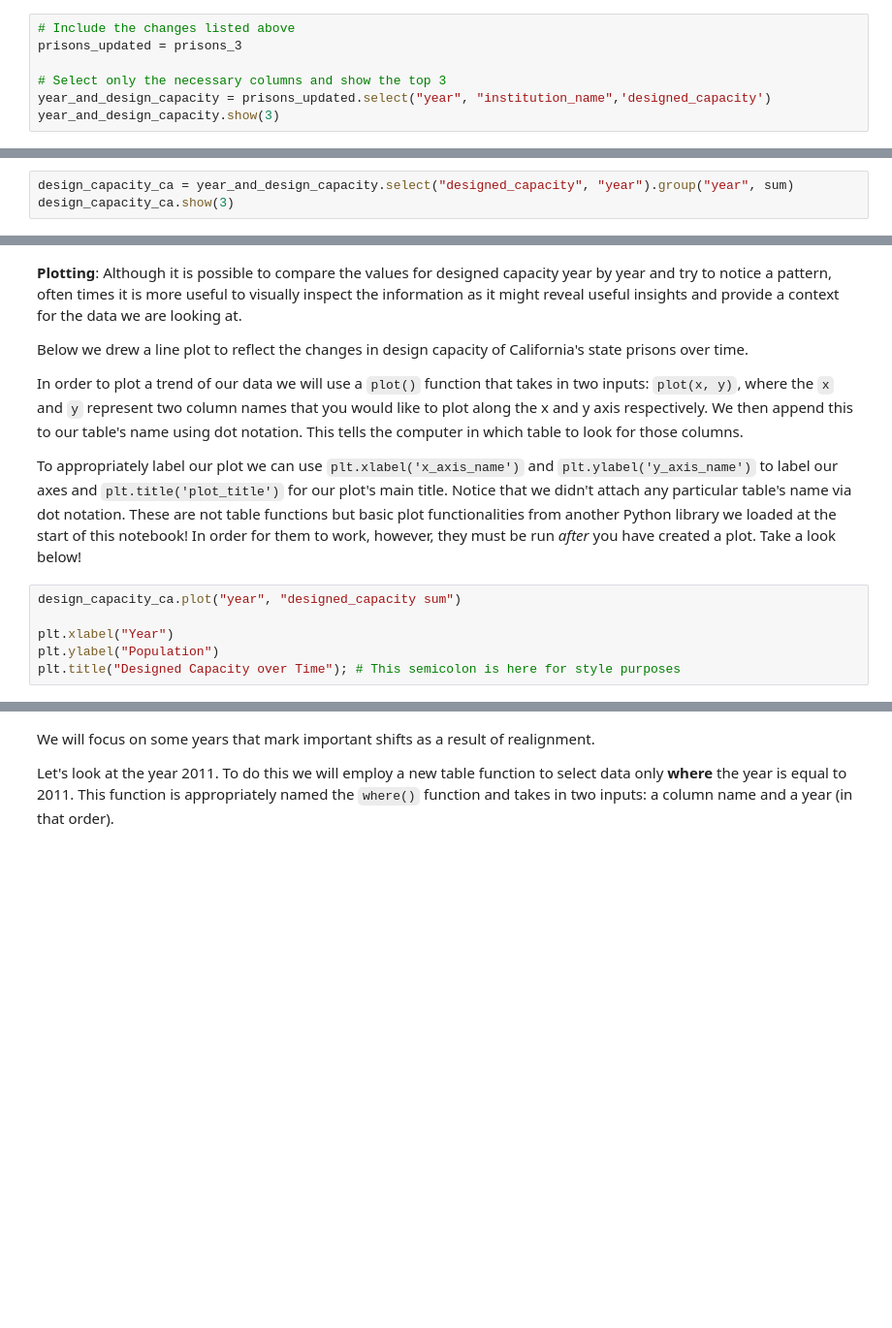
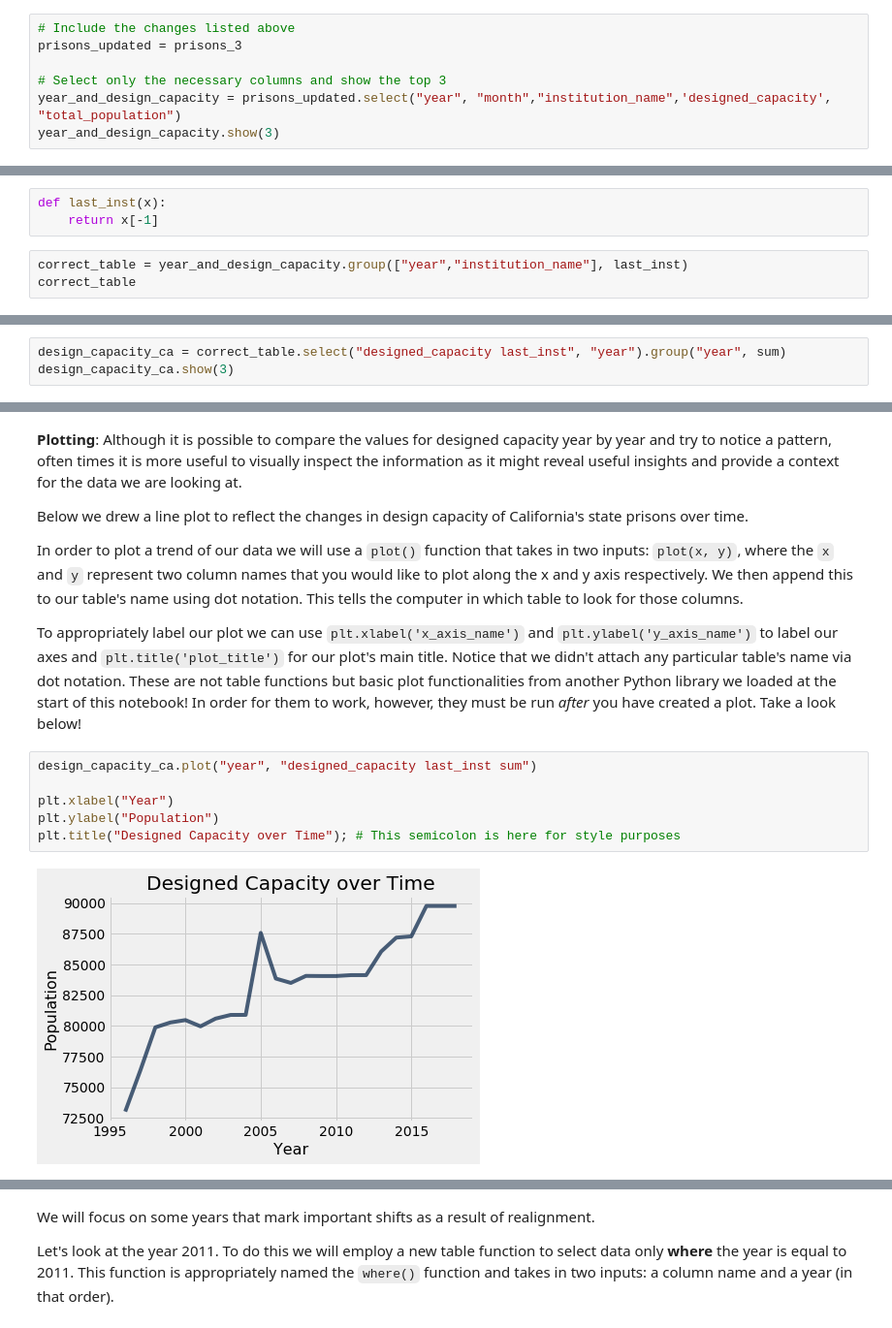
Before and after one commit to ds-modules/BUDS-SU21-Dev, a Jupyter notebook: Week_4/Thursday/Lecture_1-Copy1.ipynb, the cells around one changed output, grey strips where cells are left out. Shown at 97% size. Cells and saved outputs as stored; diff of their text form; blank space fills up the shorter version.

```diff
--- a/Week_4/Thursday/Lecture_1-Copy1.ipynb
+++ b/Week_4/Thursday/Lecture_1-Copy1.ipynb
@@ -177,5 +207,5 @@ Before we continue, please note that for the remainder of this notebook, we will
 prisons_updated = prisons_3
 
 # Select only the necessary columns and show the top 3
-year_and_design_capacity = prisons_updated.select("year", "institution_name",'designed_capacity')
+year_and_design_capacity = prisons_updated.select("year", "month","institution_name",'designed_capacity', "total_population")
 year_and_design_capacity.show(3)
@@ -183,0 +225,6 @@ Now we want to see what is the `designed_capacity` for ALL the prisons in a give
+# %%
+def last_inst(x):
+    return x[-1]
+# %%
+correct_table = year_and_design_capacity.group(["year","institution_name"], last_inst)
+correct_table
@@ -184,3 +262,3 @@ Now we want to see what is the `designed_capacity` for ALL the prisons in a give
 # %%
-design_capacity_ca = year_and_design_capacity.select("designed_capacity", "year").group("year", sum)
+design_capacity_ca = correct_table.select("designed_capacity last_inst", "year").group("year", sum)
 design_capacity_ca.show(3)
@@ -193,8 +277,10 @@ In order to plot a trend of our data we will use a `plot()` function that takes
 
 To appropriately label our plot we can use `plt.xlabel('x_axis_name')` and `plt.ylabel('y_axis_name')` to label our axes and `plt.title('plot_title')` for our plot's main title. Notice that we didn't attach any particular table's name via dot notation. These are not table functions but basic plot functionalities from another Python library we loaded at the start of this notebook! In order for them to work, however, they must be run *after* you have created a plot. Take a look below!
 # %%
-design_capacity_ca.plot("year", "designed_capacity sum")
+design_capacity_ca.plot("year", "designed_capacity last_inst sum")
 
 plt.xlabel("Year")
 plt.ylabel("Population")
 plt.title("Designed Capacity over Time"); # This semicolon is here for style purposes
+# %% [output]
+[figure, added]
```
Also changed, not shown: parts of 25 cells of this notebook, 4 other files.
